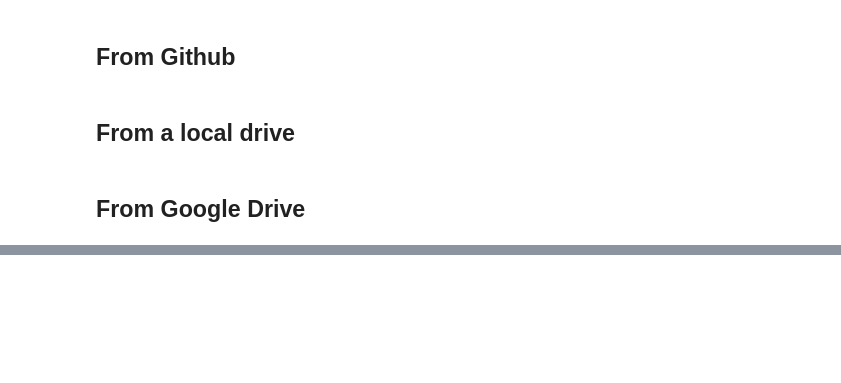
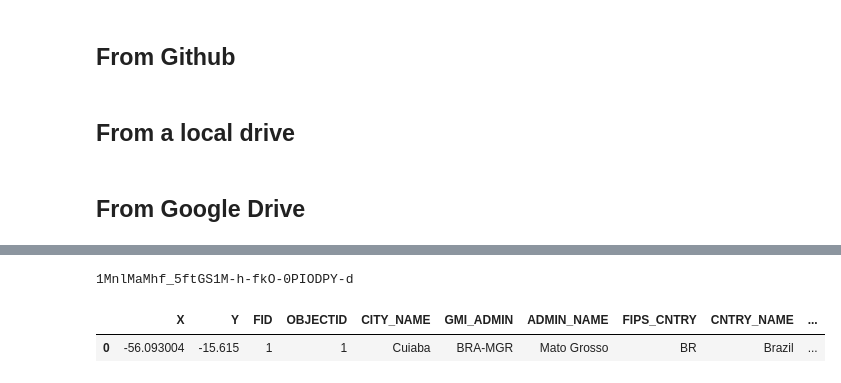
Before and after one commit to complexity-science-hub/SciFlows, a Jupyter notebook: preprocess_20230104.ipynb, the cells around one changed output, grey strips where cells are left out. Cells and saved outputs as stored; diff of their text form; code cells hidden in the pictures; blank space fills up the shorter version.

```diff
--- a/preprocess_20230104.ipynb
+++ b/preprocess_20230104.ipynb
@@ -216,6 +212,13 @@ print (id) # Verify that you have everything
 # %%
+#load the world cities data file
+id = '1MnlMaMhf_5ftGS1M-h-fkO-0PIODPY-d'
+print (id) # Verify that you have everything
 # id='1uAWzsA6UGRRT_q85OGFR5qkC3WBQhsuHrHDvnzqnDJo'
 downloaded = drive.CreateFile({'id':id})
-downloaded.GetContentFile('org_metadata.csv')
-df_org = pd.read_csv('org_metadata.csv', sep=";")
-# Dataset is now stored in a Pandas Dataframe
+downloaded.GetContentFile('World_Cities.csv')
+df_cites = pd.read_csv('World_Cities.csv') # Dataset is now stored in a Pandas Dataframe
+df_cites.head(1)
+# %% [output]
+1MnlMaMhf_5ftGS1M-h-fkO-0PIODPY-d
+|  | X | Y | FID | OBJECTID | CITY_NAME | GMI_ADMIN | ADMIN_NAME | FIPS_CNTRY | CNTRY_NAME | ... |
+| 0 | -56.093004 | -15.615 | 1 | 1 | Cuiaba | BRA-MGR | Mato Grosso | BR | Brazil | ... |
```
Also changed, not shown: parts of 21 cells of this notebook.
